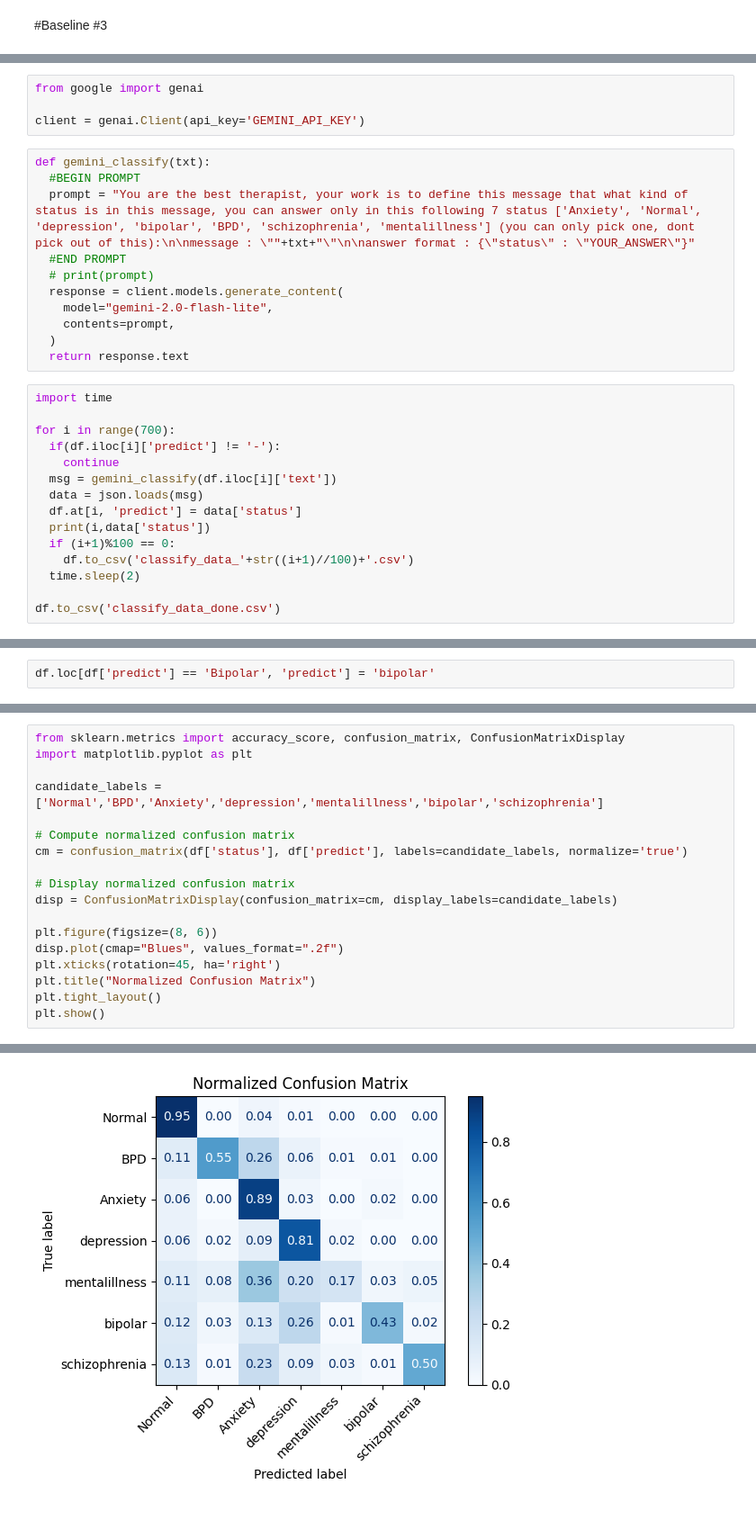
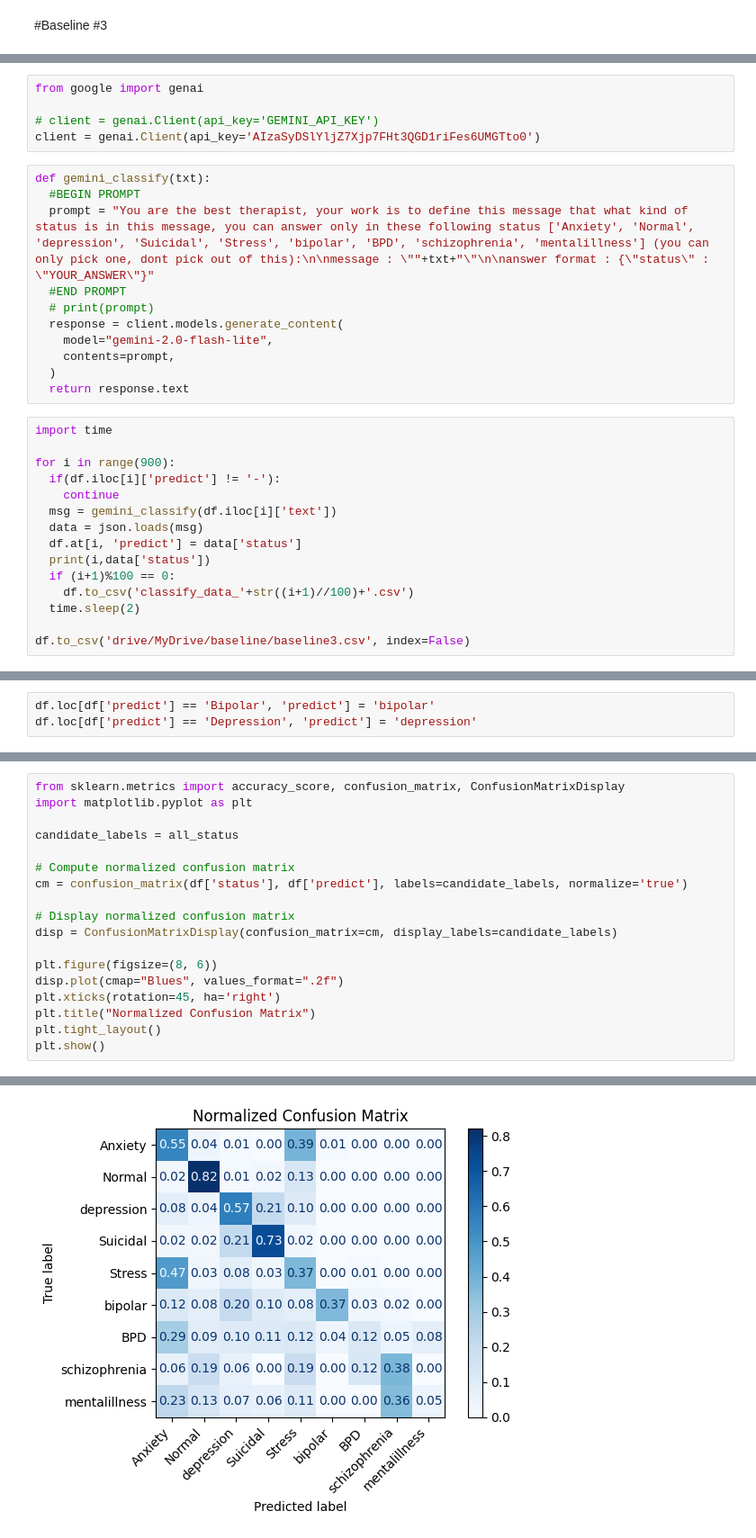
Before and after one commit to opsifiz/AIB5_Emotion-Classification, a Jupyter notebook: baseline/baseline_3.ipynb, the cells around one changed output, grey strips where cells are left out. Shown at 90% size. Cells and saved outputs as stored; diff of their text form.

```diff
--- a/baseline/baseline_3.ipynb
+++ b/baseline/baseline_3.ipynb
@@ -46,11 +51,12 @@ Index(['Anxiety', 'Normal', 'depression', 'bipolar', 'BPD', 'schizophrenia',
 # %%
 from google import genai
 
-client = genai.Client(api_key='GEMINI_API_KEY')
+# client = genai.Client(api_key='GEMINI_API_KEY')
+client = genai.Client(api_key='AIzaSyDSlYljZ7Xjp7FHt3QGD1riFes6UMGTto0')
 # %%
 def gemini_classify(txt):
   #BEGIN PROMPT
-  prompt = "You are the best therapist, your work is to define this message that what kind of status is in this message, you can answer only in this following 7 status ['Anxiety', 'Normal', 'depression', 'bipolar', 'BPD', 'schizophrenia', 'mentalillness'] (you can only pick one, dont pick out of this):\n\nmessage : \""+txt+"\"\n\nanswer format : {\"status\" : \"YOUR_ANSWER\"}"
+  prompt = "You are the best therapist, your work is to define this message that what kind of status is in this message, you can answer only in these following status ['Anxiety', 'Normal', 'depression', 'Suicidal', 'Stress', 'bipolar', 'BPD', 'schizophrenia', 'mentalillness'] (you can only pick one, dont pick out of this):\n\nmessage : \""+txt+"\"\n\nanswer format : {\"status\" : \"YOUR_ANSWER\"}"
   #END PROMPT
   # print(prompt)
   response = client.models.generate_content(
@@ -61,7 +67,7 @@ def gemini_classify(txt):
 # %%
 import time
 
-for i in range(700):
+for i in range(900):
   if(df.iloc[i]['predict'] != '-'):
     continue
   msg = gemini_classify(df.iloc[i]['text'])
@@ -72,7 +78,7 @@ for i in range(700):
     df.to_csv('classify_data_'+str((i+1)//100)+'.csv')
   time.sleep(2)
 
-df.to_csv('classify_data_done.csv')
+df.to_csv('drive/MyDrive/baseline/baseline3.csv', index=False)
 # %%
 df.describe()
 # %% [output]
@@ -97,3 +105,4 @@ df['predict'].value_counts()
 dtype: int64
 # %%
 df.loc[df['predict'] == 'Bipolar', 'predict'] = 'bipolar'
+df.loc[df['predict'] == 'Depression', 'predict'] = 'depression'
@@ -111,21 +129,21 @@ print(accuracy)
 # %%
 from sklearn.metrics import accuracy_score, confusion_matrix, ConfusionMatrixDisplay
 import matplotlib.pyplot as plt
 
-candidate_labels = ['Normal','BPD','Anxiety','depression','mentalillness','bipolar','schizophrenia']
+candidate_labels = all_status
 
 # Compute normalized confusion matrix
 cm = confusion_matrix(df['status'], df['predict'], labels=candidate_labels, normalize='true')
 
 # Display normalized confusion matrix
 disp = ConfusionMatrixDisplay(confusion_matrix=cm, display_labels=candidate_labels)
 
 plt.figure(figsize=(8, 6))
 disp.plot(cmap="Blues", values_format=".2f")
 plt.xticks(rotation=45, ha='right')
 plt.title("Normalized Confusion Matrix")
 plt.tight_layout()
 plt.show()
 # %% [output]
 <Figure size 800x600 with 0 Axes>
-[figure, old version]
+[figure, new version]
```
Also changed, not shown: parts of 11 cells of this notebook.
